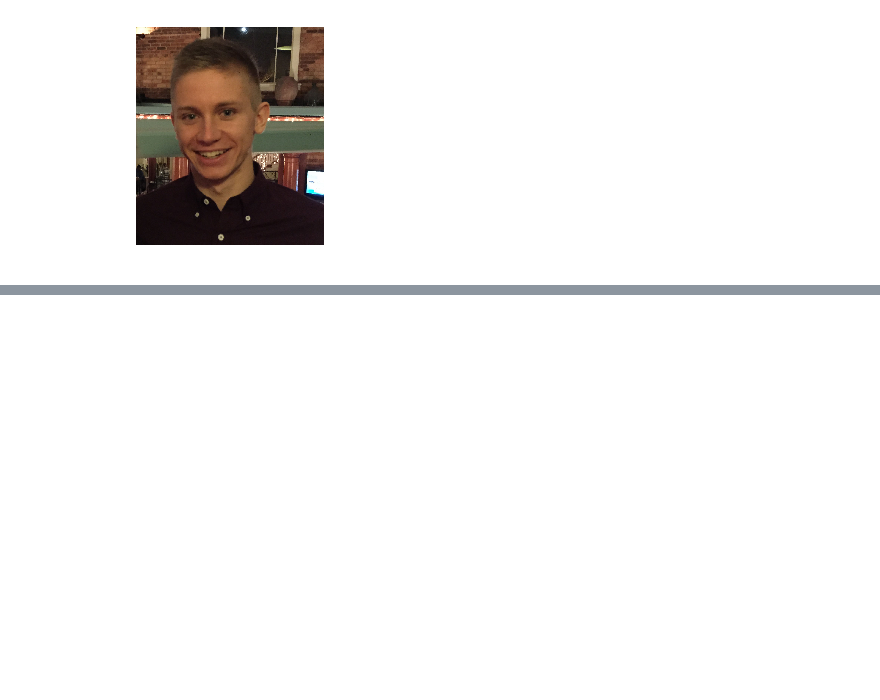
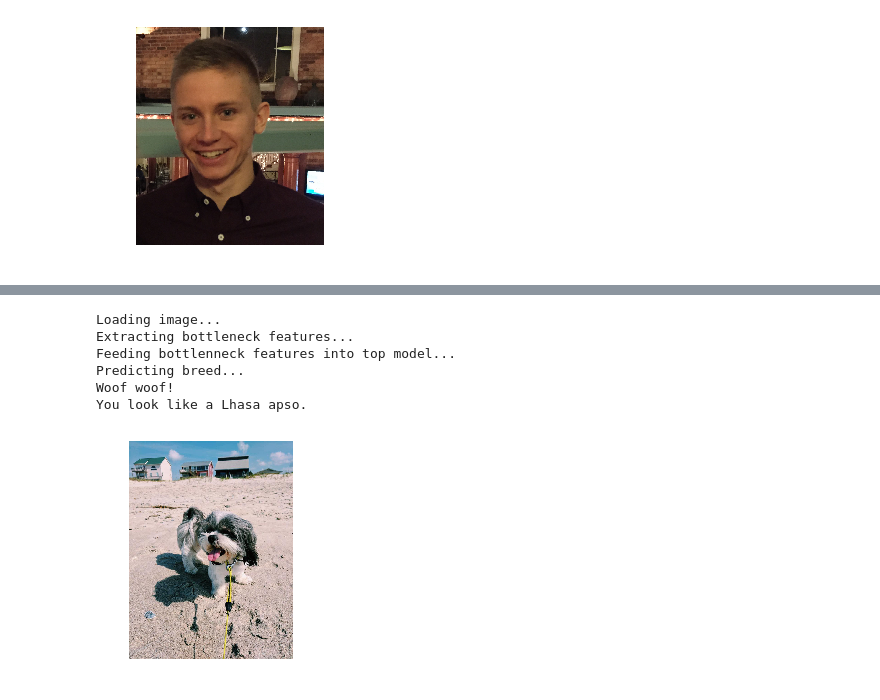
Before and after one commit to Sillians/machine-learning-1, a Jupyter notebook: projects/dog-project/dog_app.ipynb, the cells around one changed output, grey strips where cells are left out. Drawn from its saved outputs; the diff is of its cells as text; code cells hidden in the pictures; blank space fills up the shorter version.

```diff
--- a/projects/dog-project/dog_app.ipynb
+++ b/projects/dog-project/dog_app.ipynb
@@ -892,0 +961,10 @@ You look like a Glen of imaal terrier.
+# %%
+make_prediction('images/lisa.jpg')
+# %% [output]
+Loading image...
+Extracting bottleneck features...
+Feeding bottlenneck features into top model...
+Predicting breed...
+Woof woof!
+You look like a Lhasa apso.
+[figure, added]
```
Also changed, not shown: parts of 37 cells of this notebook, 26 other files.
